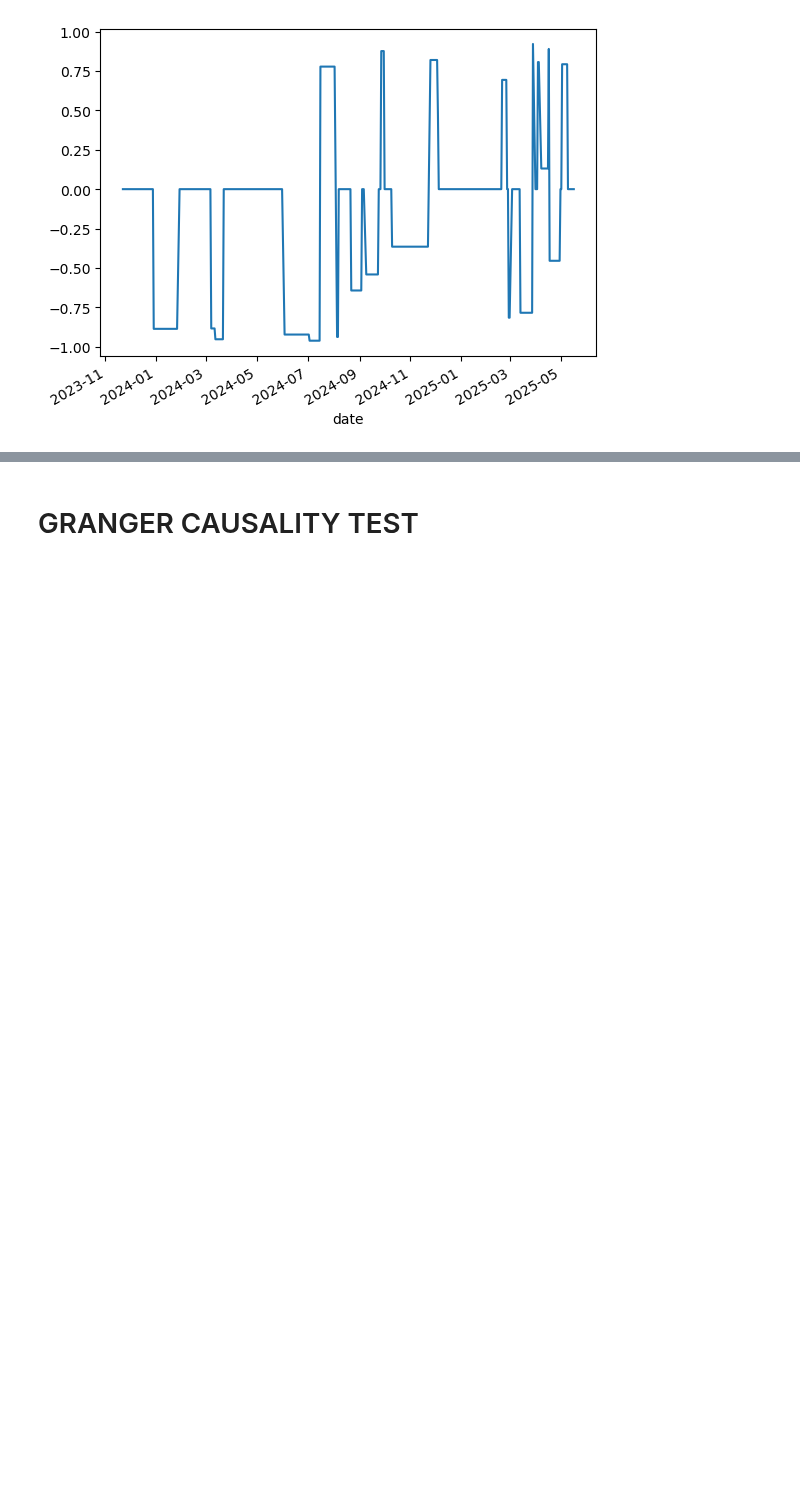
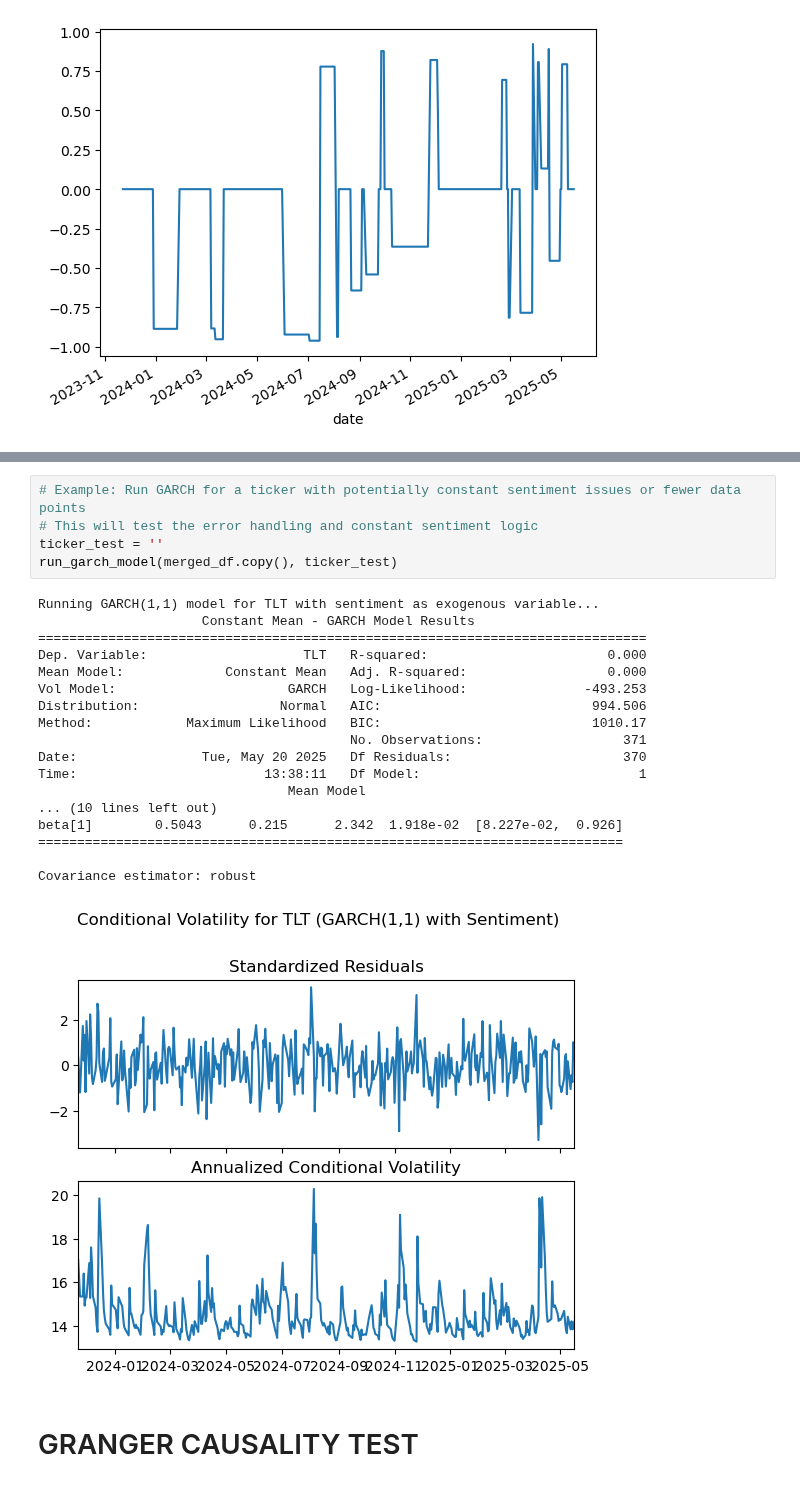
Before and after one commit to Kunj121/MacroFinance_HW2, a Jupyter notebook: project/regressions.ipynb, the cells around one changed output, grey strips where cells are left out. Saved outputs shown, nothing was run; the diff lists cells and outputs as text; blank space fills up the shorter version.

```diff
--- a/project/regressions.ipynb
+++ b/project/regressions.ipynb
@@ -404,3 +505,27 @@ Covariance estimator: robust
+# %%
+# Example: Run GARCH for a ticker with potentially constant sentiment issues or fewer data points
+# This will test the error handling and constant sentiment logic
+ticker_test = ''
+run_garch_model(merged_df.copy(), ticker_test)
+# %% [output]
+Running GARCH(1,1) model for TLT with sentiment as exogenous variable...
+                     Constant Mean - GARCH Model Results
+==============================================================================
+Dep. Variable:                    TLT   R-squared:                       0.000
+Mean Model:             Constant Mean   Adj. R-squared:                  0.000
+Vol Model:                      GARCH   Log-Likelihood:               -493.253
+Distribution:                  Normal   AIC:                           994.506
+Method:            Maximum Likelihood   BIC:                           1010.17
+                                        No. Observations:                  371
+Date:                Tue, May 20 2025   Df Residuals:                      370
+Time:                        13:38:11   Df Model:                            1
+                                Mean Model
+... (10 lines left out)
+beta[1]        0.5043      0.215      2.342  1.918e-02  [8.227e-02,  0.926]
+===========================================================================
+
+Covariance estimator: robust
+[figure, added]
 # %% [markdown]
 # GRANGER CAUSALITY TEST
 # %%
```
Also changed, not shown: parts of 5 cells of this notebook.
